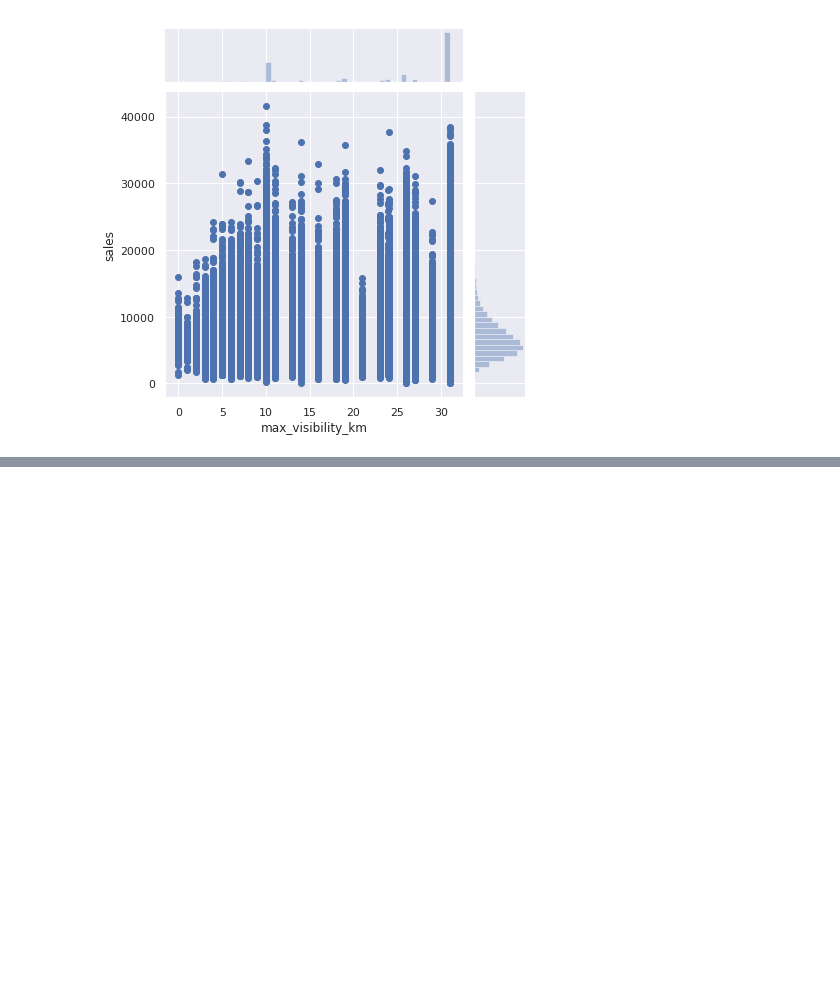
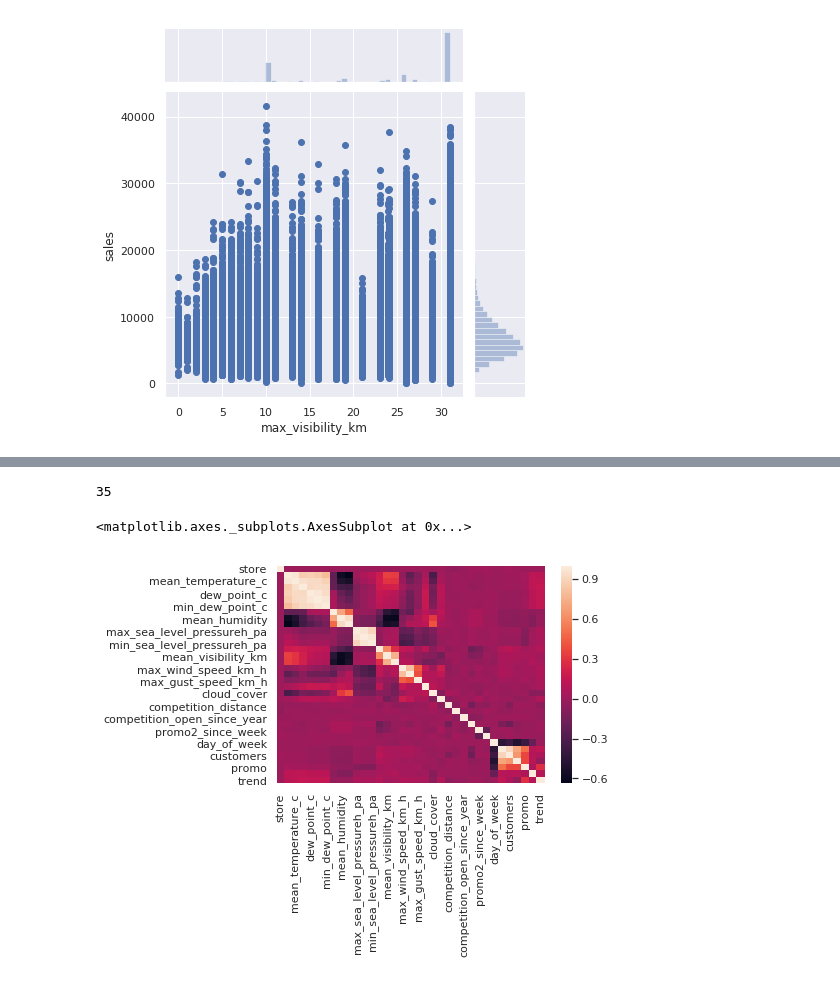
Before and after one commit to c74p/Capstone-SalesForecasting, a Jupyter notebook: notebooks/EDA/chicken_scratches_EDA.ipynb, the cells around one changed output, grey strips where cells are left out. Saved outputs shown, nothing was run; the diff lists cells and outputs as text; code cells hidden in the pictures; blank space fills up the shorter version.

```diff
--- a/notebooks/EDA/EDA.ipynb
+++ b/notebooks/EDA/chicken_scratches_EDA.ipynb
@@ -1525,0 +1606,11 @@ Timestamp('2015-07-31 00:00:00')
+# %%
+len(corrs)
+len(corrs.columns)
+# %% [output]
+35
+# %%
+corrs = df.corr()
+sns.heatmap(corrs)
+# %% [output]
+<matplotlib.axes._subplots.AxesSubplot at 0x...>
+[figure, added]
```
Also changed, not shown: parts of 7 cells of this notebook, 11 other files.
